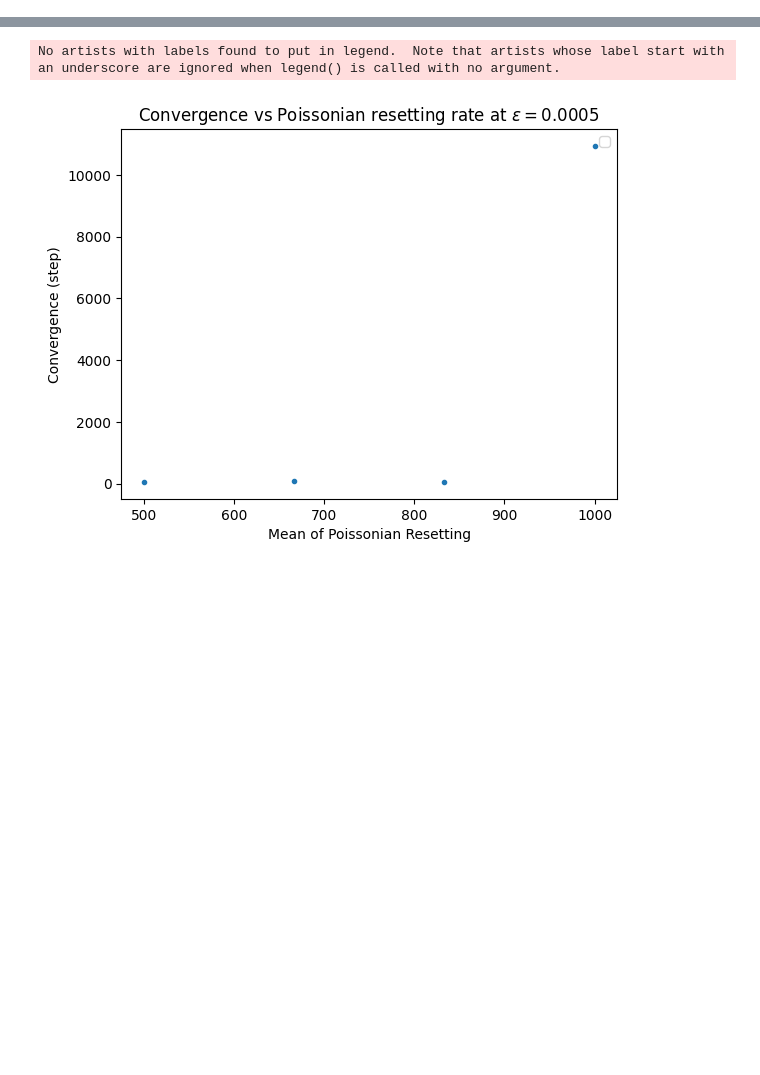
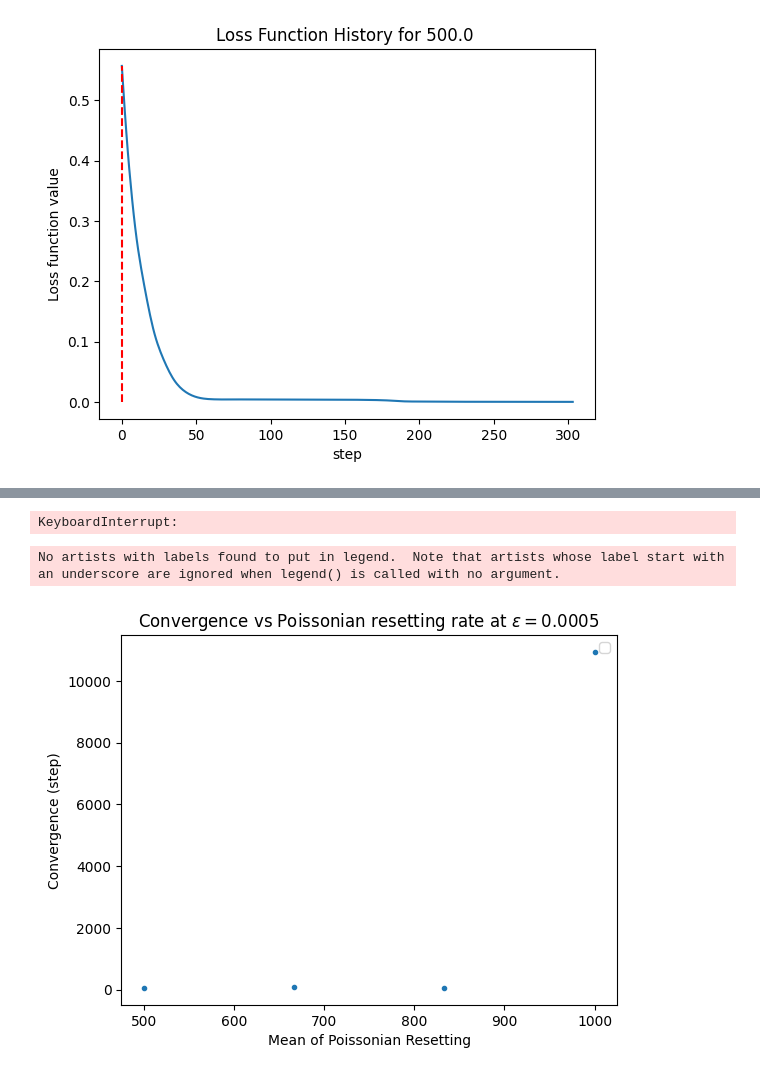
Before and after one commit to IvanScolan/projet_ML_ICFP_2024, a Jupyter notebook: project_notebook_stochastic_reset.ipynb, the cells around one changed output, grey strips where cells are left out. Saved outputs shown, nothing was run; the diff lists cells and outputs as text; code cells hidden in the pictures; blank space fills up the shorter version.

```diff
--- a/project_notebook_stochastic_reset.ipynb
+++ b/project_notebook_stochastic_reset.ipynb
@@ -84,7 +84,7 @@ class TBHNN(torch.nn.Module):
 
         return reproduced_bands
 # %%
-def TBHCNN_stochastic_reset(mean_reset,threshold):
+def TBHCNN_stochastic_reset(mean_reset,threshold,stochastic):
 
     rvectors_without_opposite = np.array([[0,0,0],[0,0,1],], dtype=np.int32) # in units of[a, b, c] (a, b, and c are the real-space basis vectors; [l, n, m] means the lattice vector l*a+n*b+m*c)
     # Load training data
@@ -106,9 +106,13 @@ def TBHCNN_stochastic_reset(mean_reset,threshold):
     while not finished:
         tbhnn.reinitialize()
         print()
-        optimizer = torch.optim.Adam(tbhnn.parameters(), lr=0.005)
+        optimizer = torch.optim.Adam(tbhnn.parameters(), lr=0.01)
 
-        step_reset = int(np.random.exponential(mean_reset))
+        step_reset = mean_reset
+
+        if stochastic:
+            step_reset = int(np.random.exponential(mean_reset))
+
         resettings.append(resettings[-1]+step_reset)
 
         for step in range(0,step_reset):
@@ -133,7 +137,7 @@ def TBHCNN_stochastic_reset(mean_reset,threshold):
 
     plt.plot(Loss_history)
     plt.title(f"Loss Function History for {mean_reset} ")
-    plt.xlabel("step")
+    plt.xlabel("Step")
     plt.ylabel("Loss function value")
     plt.vlines(resettings,ymin=0.,ymax=np.max(Loss_history),linestyles="--",color="red")
     #plt.ylim(bottom=np.min(Loss_history),top=0.005)
@@ -141,22 +145,24 @@ def TBHCNN_stochastic_reset(mean_reset,threshold):
 
     return(reproduced_bands,len(Loss_history))
 
+
     # Save the model if needed
     # torch.save(tbhnn.state_dict(), "path_to_model.pt")
 
 #reproduced_bands, convergence = TBHCNN_stochastic_reset(500,1e-5)
 # %%
 threshold = 1e-4
-Samples = 5
-Nb_means = 10
+Samples = 1
+Nb_means = 3
+stochastic = True
 
-means = np.linspace(1000,20000,Nb_means)
+means = np.linspace(500,10000,Nb_means)
 
 convergences = np.zeros([Nb_means,Samples],dtype=int)
 
 for k,mean in enumerate(means):
     for s in range(Samples):
-        convergences[k,s] = TBHCNN_stochastic_reset(mean,threshold)[1]
+        convergences[k,s] = TBHCNN_stochastic_reset(mean,threshold,stochastic)[1]
 
 mean_convergences = [np.mean(convergences[i]) for i in range(Nb_means)]
 # %% [output]
@@ -182,0 +173 @@ Step 4587, Loss: 0.0001660356210777536
+[figure, added]
@@ -184,3 +191,4 @@ KeyboardInterrupt:
+KeyboardInterrupt:
 # %%
 #convergences
 # %%
```
Also changed, not shown: parts of 2 cells of this notebook.
